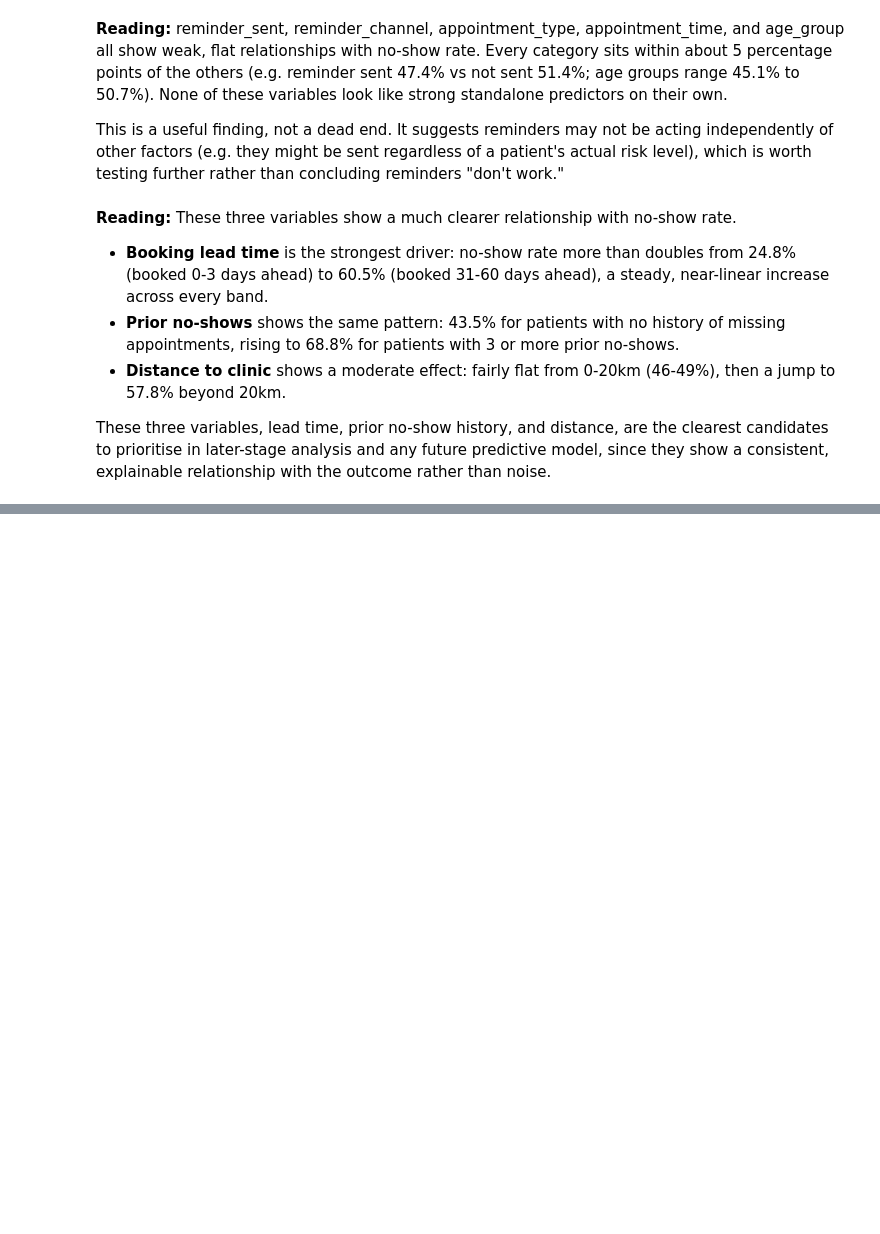
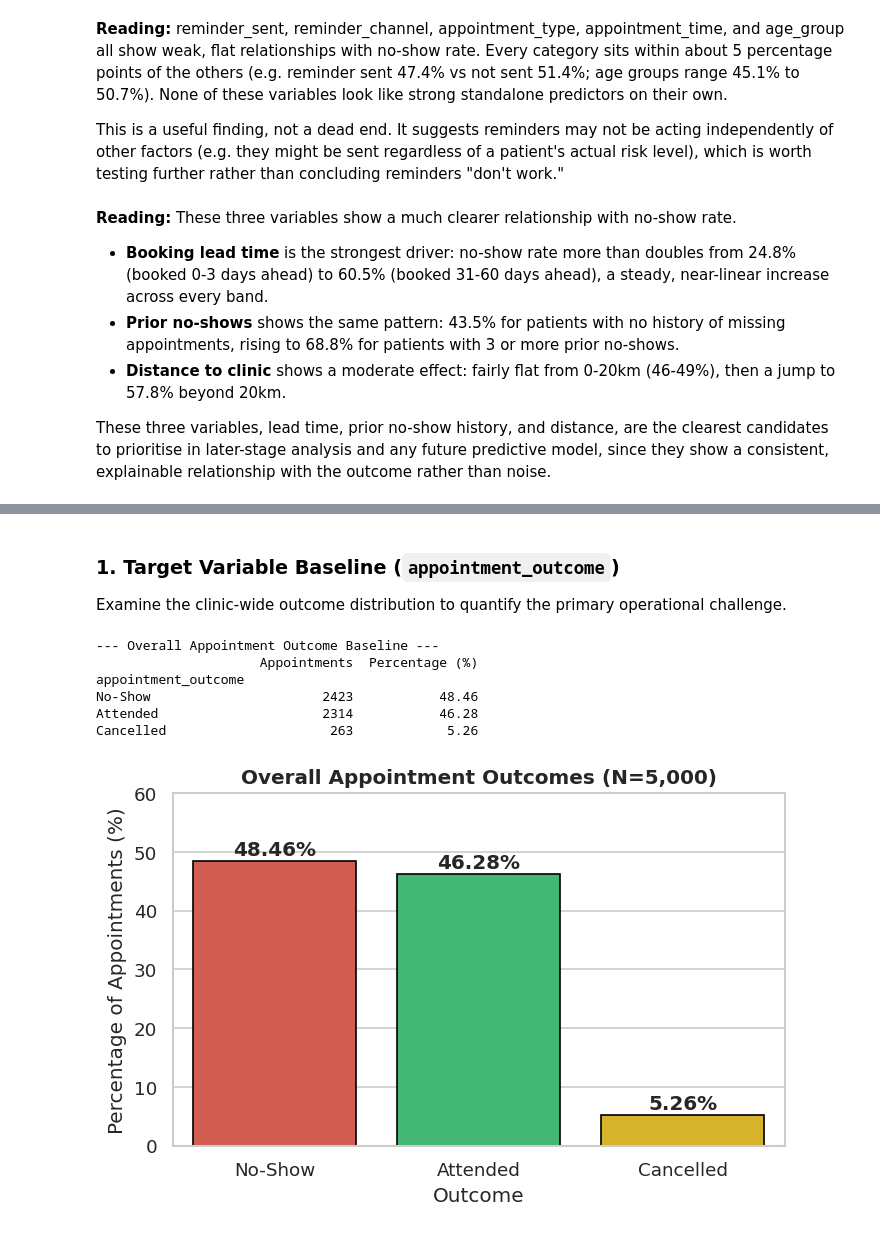
Before and after one commit to brandon-kungu/Health_Connect_Appointments_Analysis, a Jupyter notebook: Health_connect_analysis_notebook.ipynb, the cells around one changed output, grey strips where cells are left out. Saved outputs shown, nothing was run; the diff lists cells and outputs as text; code cells hidden in the pictures; blank space fills up the shorter version.

```diff
--- a/Health_connect_analysis_notebook.ipynb
+++ b/Health_connect_analysis_notebook.ipynb
@@ -239,0 +346,16 @@ than noise.
+# %%
+categorical_cols = [
+    'gender',
+    'appointment_type',
+    'appointment_time',
+    'reminder_sent',
+    'reminder_channel',
+    'appointment_outcome',
+]
+
+for col in categorical_cols:
+  # Strip any accidental whitespace
+  df[col] = df[col].astype(str).str.strip()
+  print(f'Distribution for [{col}]:')
+  print(df[col].value_counts(dropna=False))
+  print('-' * 40)
@@ -239,0 +461,39 @@ than noise.
+# %% [markdown]
+### 1. Target Variable Baseline (`appointment_outcome`)
+Examine the clinic-wide outcome distribution to quantify the primary operational challenge.
+# %%
+outcome_counts = df['appointment_outcome'].value_counts()
+outcome_pct = (df['appointment_outcome'].value_counts(normalize=True) * 100).round(2)
+
+baseline_summary = pd.DataFrame(
+    {'Appointments': outcome_counts, 'Percentage (%)': outcome_pct}
+)
+print('--- Overall Appointment Outcome Baseline ---')
+print(baseline_summary)
+
+# Visualisation: Target Distribution
+fig, ax = plt.subplots(figsize=(6, 4))
+colors = ['#e74c3c', '#2ecc71', '#f1c40f']
+sns.barplot(
+    x=outcome_counts.index,
+    y=outcome_pct.values,
+    palette=colors,
+    edgecolor='black',
+    ax=ax,
+)
+ax.set_title('Overall Appointment Outcomes (N=5,000)', fontweight='bold')
+ax.set_ylabel('Percentage of Appointments (%)')
+ax.set_xlabel('Outcome')
+for i, v in enumerate(outcome_pct.values):
+  ax.text(i, v + 1, f'{v}%', ha='center', fontweight='semibold')
+ax.set_ylim(0, 60)
+plt.tight_layout()
+plt.show()
+# %% [output]
+--- Overall Appointment Outcome Baseline ---
+                     Appointments  Percentage (%)
+appointment_outcome
+No-Show                      2423           48.46
+Attended                     2314           46.28
+Cancelled                     263            5.26
+[figure, added]
```
Also changed, not shown: parts of 37 cells of this notebook.
